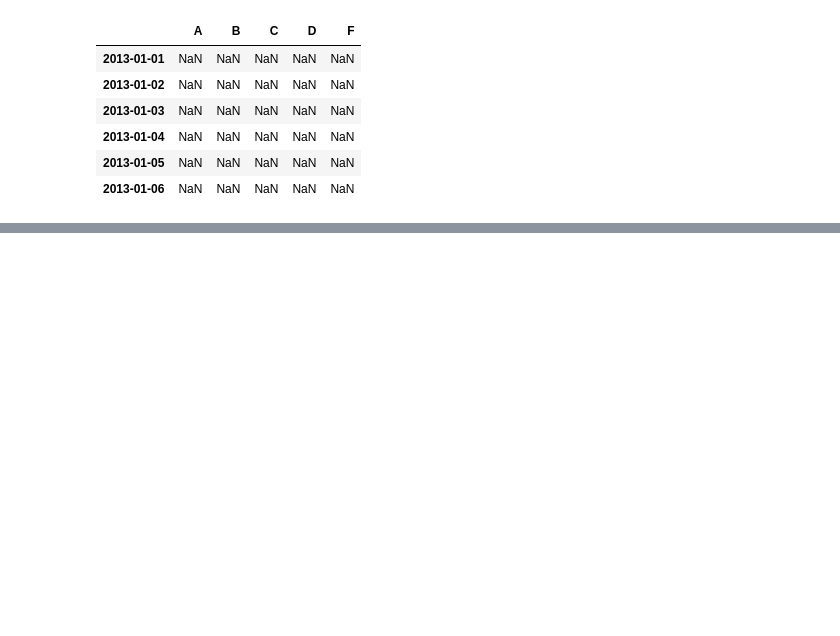
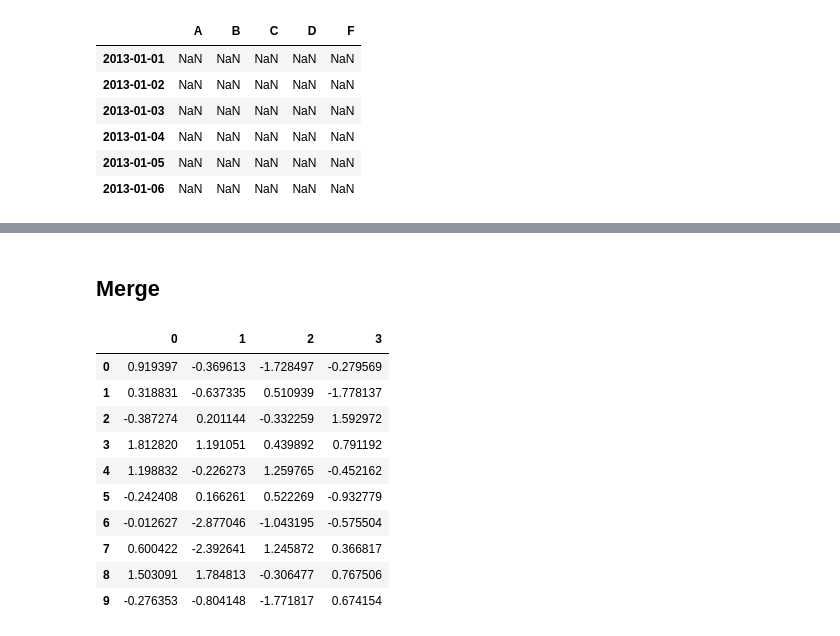
Before and after one commit to chitranjanit/dirty-your-hands-on-ml, a Jupyter notebook: ml-base/pandas/10-minutes-to-pandas/Untitled.ipynb, the cells around one changed output, grey strips where cells are left out. Drawn from its saved outputs; the diff is of its cells as text; code cells hidden in the pictures; blank space fills up the shorter version.

Commit message:
Learn a data

```diff
--- a/ml-base/pandas/10-minutes-to-pandas/Untitled.ipynb
+++ b/ml-base/pandas/10-minutes-to-pandas/Untitled.ipynb
@@ -475,0 +576,18 @@ df[pd.isna(df1)]
+# %% [markdown]
+## Merge
+# %%
+df = pd.DataFrame(np.random.randn(10,4))
+# %%
+df
+# %% [output]
+|  | 0 | 1 | 2 | 3 |
+| 0 | 0.919397 | -0.369613 | -1.728497 | -0.279569 |
+| 1 | 0.318831 | -0.637335 | 0.510939 | -1.778137 |
+| 2 | -0.387274 | 0.201144 | -0.332259 | 1.592972 |
+| 3 | 1.812820 | 1.191051 | 0.439892 | 0.791192 |
+| 4 | 1.198832 | -0.226273 | 1.259765 | -0.452162 |
+| 5 | -0.242408 | 0.166261 | 0.522269 | -0.932779 |
+| 6 | -0.012627 | -2.877046 | -1.043195 | -0.575504 |
+| 7 | 0.600422 | -2.392641 | 1.245872 | 0.366817 |
+| 8 | 1.503091 | 1.784813 | -0.306477 | 0.767506 |
+| 9 | -0.276353 | -0.804148 | -1.771817 | 0.674154 |
```
Also changed, not shown: parts of 35 cells of this notebook, 7 other files.
